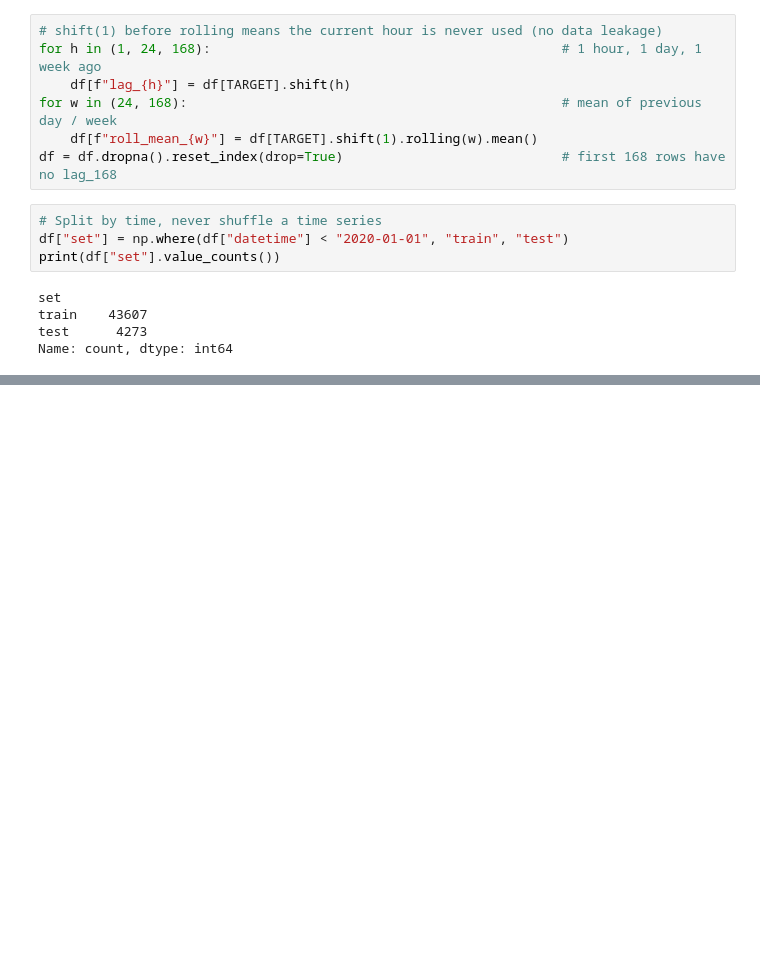
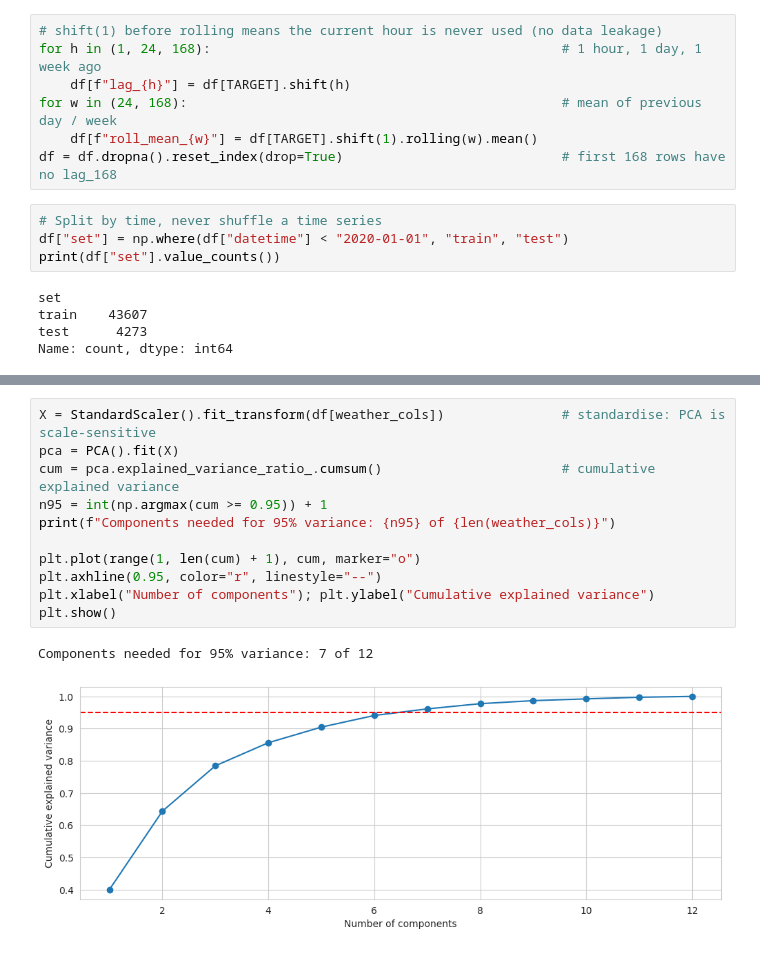
Before and after one commit to Handdyy11/Electricity_load_forecasting, a Jupyter notebook: Electricity_forcasting.ipynb, the cells around one changed output, grey strips where cells are left out. Cells and saved outputs as stored; diff of their text form; blank space fills up the shorter version.

```diff
--- a/Electricity_forcasting.ipynb
+++ b/Electricity_forcasting.ipynb
@@ -213,0 +279,14 @@ NameError: name 'stats' is not defined
+# %%
+X = StandardScaler().fit_transform(df[weather_cols])               # standardise: PCA is scale-sensitive
+pca = PCA().fit(X)
+cum = pca.explained_variance_ratio_.cumsum()                       # cumulative explained variance
+n95 = int(np.argmax(cum >= 0.95)) + 1
+print(f"Components needed for 95% variance: {n95} of {len(weather_cols)}")
+
+plt.plot(range(1, len(cum) + 1), cum, marker="o")
+plt.axhline(0.95, color="r", linestyle="--")
+plt.xlabel("Number of components"); plt.ylabel("Cumulative explained variance")
+plt.show()
+# %% [output]
+Components needed for 95% variance: 7 of 12
+[figure, added]
```
Also changed, not shown: parts of 8 cells of this notebook.
